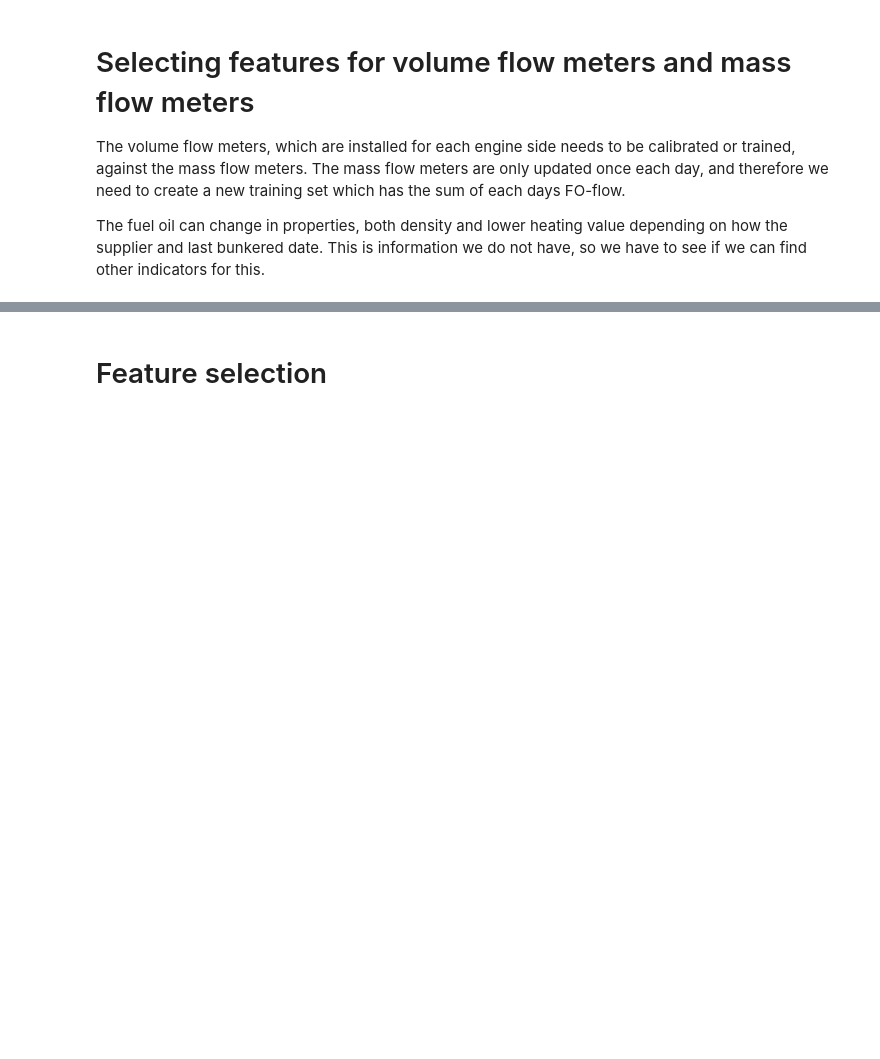
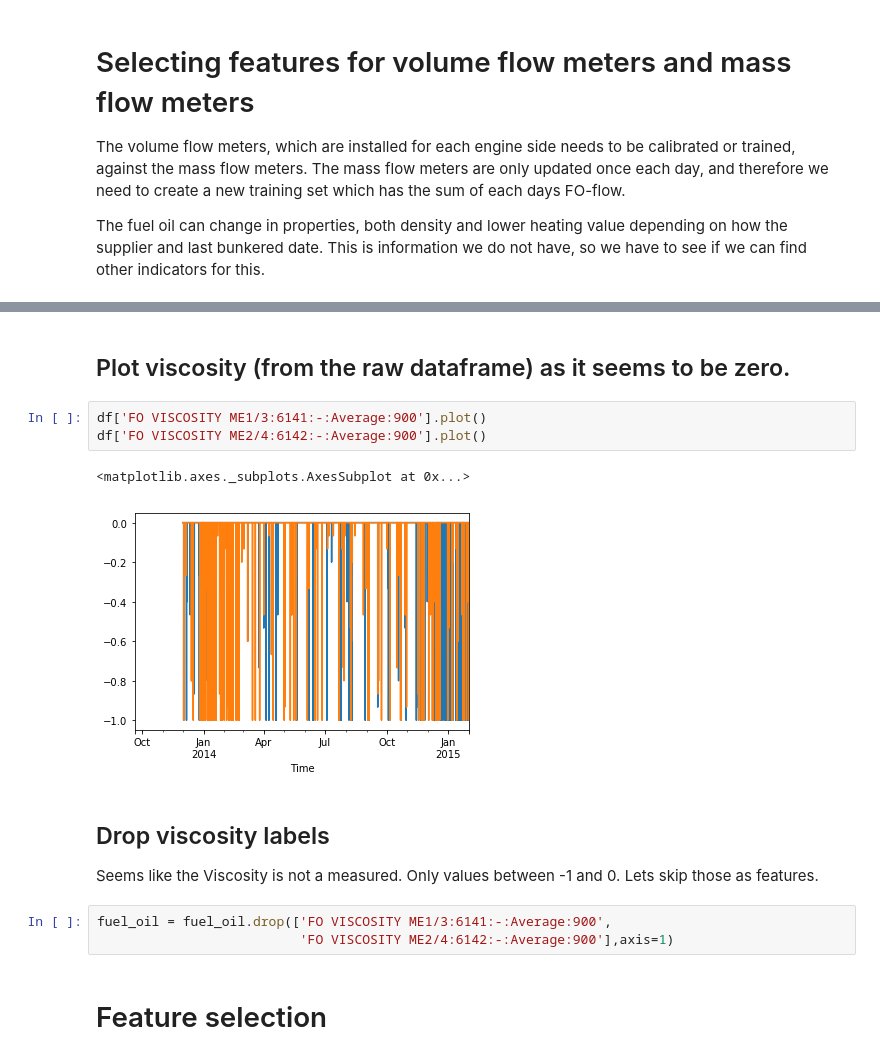
Before and after one commit to frahlg/ML-FO_Flow, a Jupyter notebook: Method-FO-calc.ipynb, the cells around one changed output, grey strips where cells are left out. Saved outputs shown, nothing was run; the diff lists cells and outputs as text; blank space fills up the shorter version.

```diff
--- a/Method-FO-calc.ipynb
+++ b/Method-FO-calc.ipynb
@@ -169,3 +173,18 @@ dtype: float64
+# %% [markdown]
+## Plot viscosity (from the raw dataframe) as it seems to be zero.
+# %%
+df['FO VISCOSITY ME1/3:6141:-:Average:900'].plot()
+df['FO VISCOSITY ME2/4:6142:-:Average:900'].plot()
+# %% [output]
+<matplotlib.axes._subplots.AxesSubplot at 0x...>
+[figure, added]
+# %% [markdown]
+## Drop viscosity labels
+
+Seems like the Viscosity is not a measured. Only values between -1 and 0. Lets skip those as features.
+# %%
+fuel_oil = fuel_oil.drop(['FO VISCOSITY ME1/3:6141:-:Average:900',
+                          'FO VISCOSITY ME2/4:6142:-:Average:900'],axis=1)
 # %% [markdown]
 # Feature selection
 # %%
```
Also changed, not shown: parts of 7 cells of this notebook.
